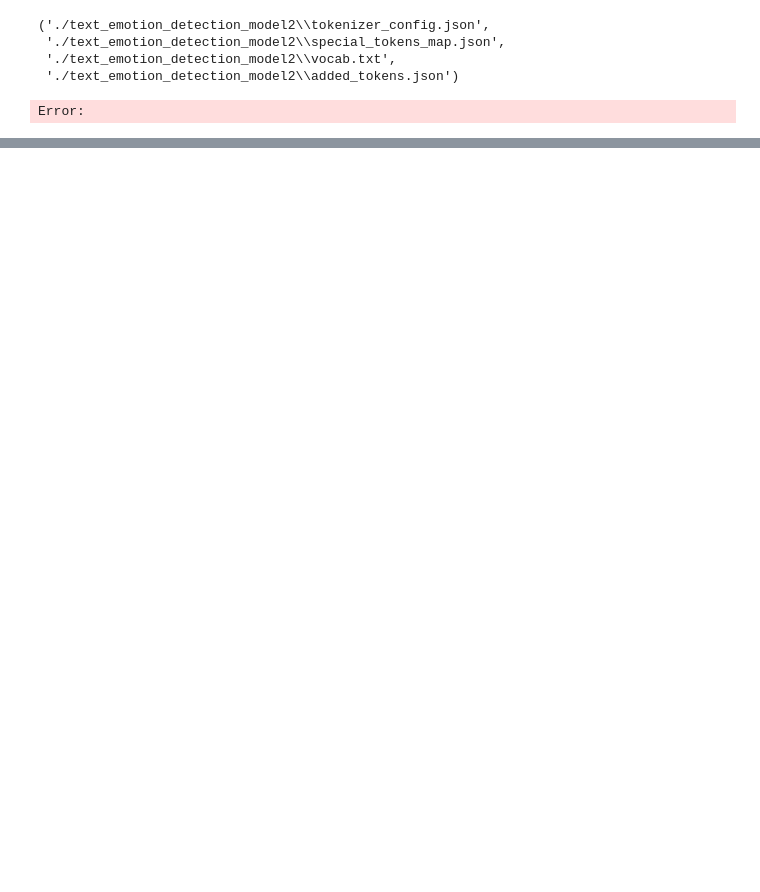
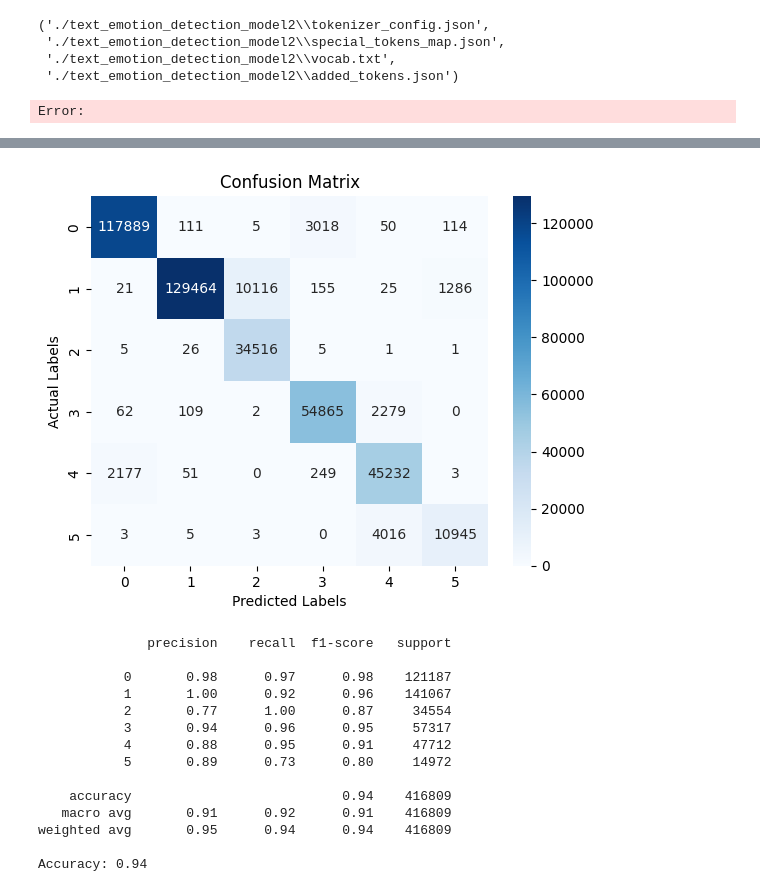
Before and after one commit to Oversoul73/DS-Capstone-Spring-2024, a Jupyter notebook: back-end/BERT.ipynb, the cells around one changed output, grey strips where cells are left out. Drawn from its saved outputs; the diff is of its cells as text; code cells hidden in the pictures; blank space fills up the shorter version.

Commit message:
GPT-3.5-turbo tested. BERT results expanded for analysis

```diff
--- a/back-end/BERT.ipynb
+++ b/back-end/BERT.ipynb
@@ -65,3 +67,12 @@ test_encodings = tokenizer(list(test_texts), truncation=True, padding=True)
+# %%
+from transformers import BertTokenizer
+
+tokenizer = BertTokenizer.from_pretrained('text_emotion_detection_model')
+
+# Tokenize the text for BERT
+train_encodings = tokenizer(list(train_texts), truncation=True, padding=True)
+val_encodings = tokenizer(list(val_texts), truncation=True, padding=True)
+test_encodings = tokenizer(list(test_texts), truncation=True, padding=True)
 # %%
 import torch
 
@@ -103,6 +114,11 @@ model = model.to(device)  # Move the model to the GPU if available
 # %% [output]
 Some weights of BertForSequenceClassification were not initialized from the model checkpoint at bert-base-uncased and are newly initialized: ['classifier.bias', 'classifier.weight']
 You should probably TRAIN this model on a down-stream task to be able to use it for predictions and inference.
+# %%
+from transformers import BertForSequenceClassification
+
+model = BertForSequenceClassification.from_pretrained('text_emotion_detection_model', num_labels=6)
+model = model.to(device)  # Move the model to the GPU if available
 # %%
 from sklearn.metrics import accuracy_score
 
@@ -176,0 +238,61 @@ Error:
+# %%
+import pandas as pd
+import numpy as np
+import torch
+from sklearn.metrics import confusion_matrix, classification_report
+import seaborn as sns
+import matplotlib.pyplot as plt
+from tqdm import tqdm
+import time
+
+for i in tqdm(range(100), desc="Simple Progress Example"):
+    time.sleep(0.1)  # Simulate some processing
+
+# Ensure all data is tokenized similarly
+all_encodings = tokenizer(list(data['text']), truncation=True, padding=True)
+all_dataset = EmotionDataset(all_encodings, list(data['label']))
+
+# Make predictions on the entire dataset
+model.eval()
+predictions = []
+labels = []
+data_loader = torch.utils.data.DataLoader(all_dataset, batch_size=16)
+
+for batch in tqdm(data_loader, desc="Processing batches"):
+    inputs = {k: v.to(device) for k, v in batch.items() if k != 'labels'}
+    labels.extend(batch['labels'].tolist())
+    with torch.no_grad():
+        outputs = model(**inputs)
+        preds = outputs.logits.argmax(-1)
+        predictions.extend(preds.cpu().numpy())
+
+# Compute the confusion matrix
+conf_matrix = confusion_matrix(labels, predictions)
+sns.heatmap(conf_matrix, annot=True, fmt='d', cmap='Blues')
+plt.title('Confusion Matrix')
+plt.ylabel('Actual Labels')
+plt.xlabel('Predicted Labels')
+plt.show()
+
+# Calculate classification metrics
+print(classification_report(labels, predictions))
+
+# Calculate accuracy
+accuracy = np.mean(np.array(predictions) == np.array(labels))
+print(f"Accuracy: {accuracy:.2f}")
+# %% [output]
+[figure, added]
+              precision    recall  f1-score   support
+
+           0       0.98      0.97      0.98    121187
+           1       1.00      0.92      0.96    141067
+           2       0.77      1.00      0.87     34554
+           3       0.94      0.96      0.95     57317
+           4       0.88      0.95      0.91     47712
+           5       0.89      0.73      0.80     14972
+
+    accuracy                           0.94    416809
+   macro avg       0.91      0.92      0.91    416809
+weighted avg       0.95      0.94      0.94    416809
+
+Accuracy: 0.94
```
Also changed, not shown: parts of 9 cells of this notebook, 3 other files.
